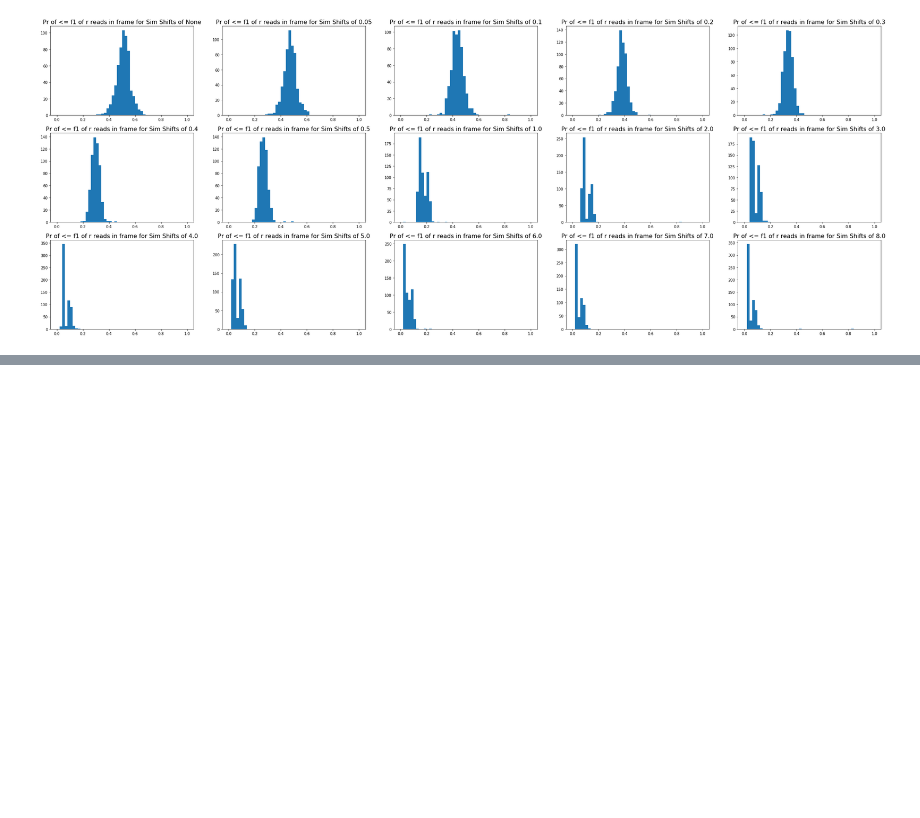
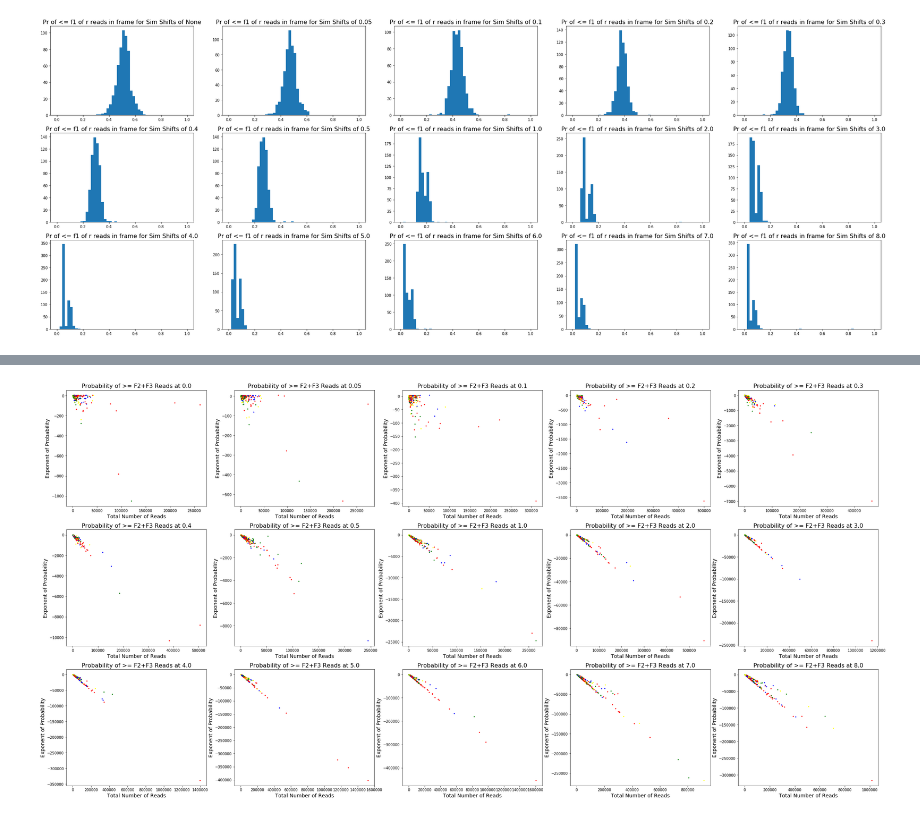
Before and after one commit to ayurovsky/old_Frame-Shift-Detector, a Jupyter notebook: Approach4-TheoreticDistributions.ipynb, the cells around one changed output, grey strips where cells are left out. Drawn from its saved outputs; the diff is of its cells as text; code cells hidden in the pictures; blank space fills up the shorter version.

```diff
--- a/Approach4-TheoreticDistributions.ipynb
+++ b/Approach4-TheoreticDistributions.ipynb
@@ -60,0 +77,28 @@ show()
+# %%
+inFile = open("output/all_jan2014_25_to_32_starts_simulated_shifts_approach_5_averages_of_distributions", "r")
+import matplotlib.pyplot as plt
+from pylab import *
+figure(figsize=(40,20))
+
+level = inFile.readline().strip()
+counter = 1
+while level:
+    xs = inFile.readline().strip().split(",")
+    xs = [float(x) for x in xs[:-1]]
+    ys = inFile.readline().strip().split(",")
+    ys = [float(x) for x in ys[:-1]]
+    colors = inFile.readline().strip().split(",")
+    colors = colors[:-1]
+    ax=subplot(3, 5, counter)
+    ax.scatter(xs, ys, s=4, c =colors)
+    title("Probability of >= F2+F3 Reads at " + level,fontsize=16)
+    xlabel("Total Number of Reads",fontsize=14)
+    ylabel("Exponent of Probability",fontsize=14)
+    counter+= 1
+    level = inFile.readline().strip()
+    #ax.set_ylim([-2, 0])
+    #ax.set_ylim([-800, 0])
+    #ax.set_xlim([0,10000])
+show()
+# %% [output]
+[figure, added]
```
Also changed, not shown: parts of 7 cells of this notebook, 20 other files.
